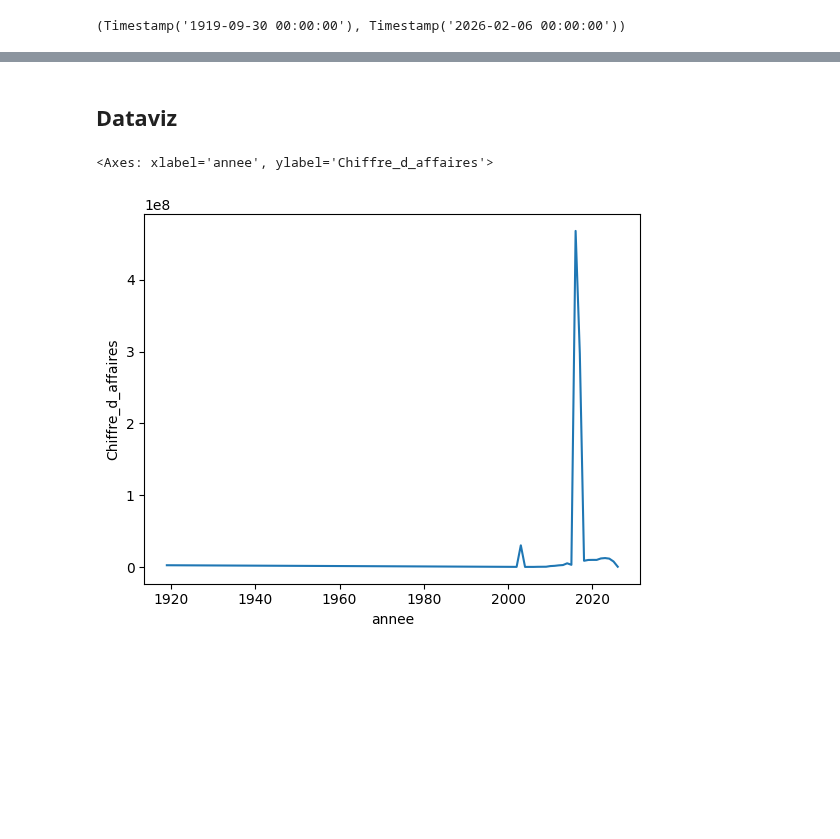
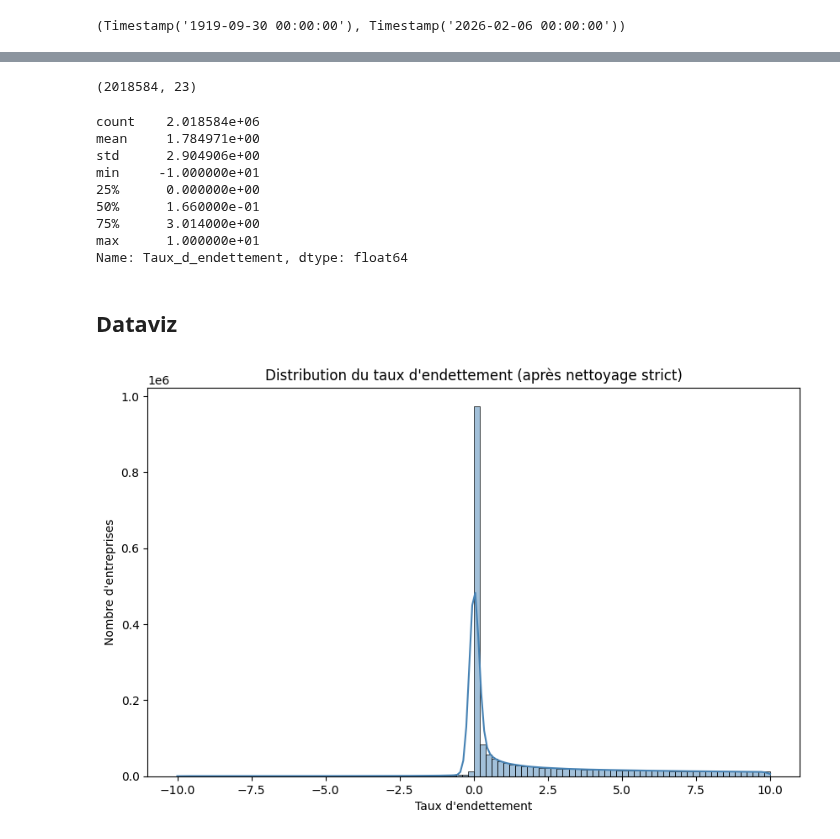
Before and after one commit to khelifaYacine/signaux-faibles-finance, a Jupyter notebook: 01_exploration.ipynb, the cells around one changed output, grey strips where cells are left out. Cells and saved outputs as stored; diff of their text form; code cells hidden in the pictures; blank space fills up the shorter version.

Commit message:
3. Visualiser l’évolution d'endettement dans le temps

```diff
--- a/01_exploration.ipynb
+++ b/01_exploration.ipynb
@@ -116,10 +126,32 @@ Name: Taux_d_endettement, dtype: float64
+# %%
+df_clean = df[
+    (df["Taux_d_endettement"] >= -10) &
+    (df["Taux_d_endettement"] <= 10)
+]
+# %%
+df_clean.shape
+# %% [output]
+(2018584, 23)
+# %%
+df_clean["Taux_d_endettement"].describe()
+# %% [output]
+count    2.018584e+06
+mean     1.784971e+00
+std      2.904906e+00
+min     -1.000000e+01
+25%      0.000000e+00
+50%      1.660000e-01
+75%      3.014000e+00
+max      1.000000e+01
+Name: Taux_d_endettement, dtype: float64
 # %% [markdown]
 ## Dataviz
-# %%
-df["annee"] = df["date_cloture_exercice"].dt.year
-df_agg = df.groupby("annee")["Chiffre_d_affaires"].mean().reset_index()
-
-sns.lineplot(data=df_agg, x="annee", y="Chiffre_d_affaires")
-# %% [output]
-<Axes: xlabel='annee', ylabel='Chiffre_d_affaires'>
-[figure, removed]
+# %%
+plt.figure(figsize=(10,6))
+sns.histplot(df_clean["Taux_d_endettement"], bins=100, kde=True, color="steelblue")
+plt.title("Distribution du taux d'endettement (après nettoyage strict)")
+plt.xlabel("Taux d'endettement")
+plt.ylabel("Nombre d'entreprises")
+plt.show()
+# %% [output]
+[figure, added]
```
Also changed, not shown: parts of 10 cells of this notebook.
